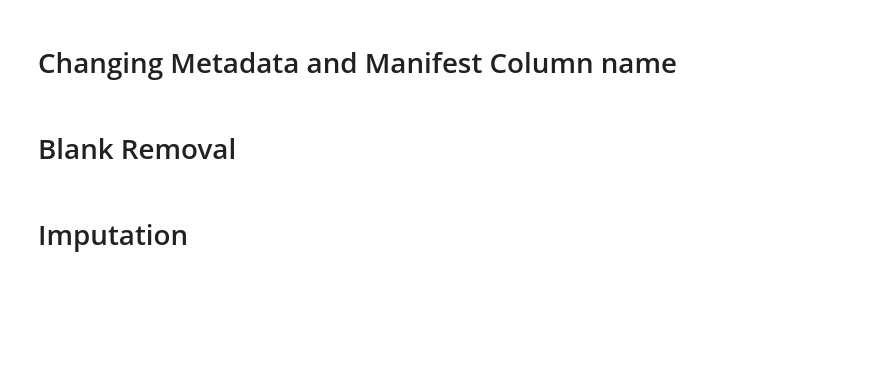
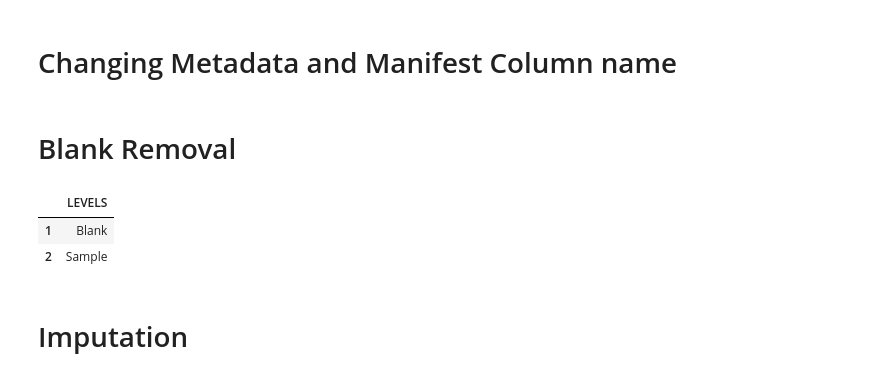
Before and after one commit to Functional-Metabolomics-Lab/FBMN-STATS, a Jupyter notebook: QIIME2/QIIME2_Untargeted_Metabolomics_Stats.ipynb, the cells around one changed output. Drawn from its saved outputs; the diff is of its cells as text; code cells hidden in the pictures; blank space fills up the shorter version.

```diff
--- a/QIIME2/QIIME2_Untargeted_Metabolomics_Stats.ipynb
+++ b/QIIME2/QIIME2_Untargeted_Metabolomics_Stats.ipynb
@@ -92,10 +96,10 @@ cutoff = 0.1
 condition = 1
 # %%
 # Get folder with data files
-result_dir = "../QIIME2/output_QIIME2_Notebook/"
+result_dir = "./QIIME2/output_QIIME2_Notebook/"
 #Read quant.csv and metadata .tsv
-ft = pd.read_csv("../QIIME2/output_QIIME2_Notebook/quant.csv")
-md = pd.read_csv("../QIIME2/output_QIIME2_Notebook/metadata.tsv", sep = "\t").set_index("sample id")
+ft = pd.read_csv("./QIIME2/output_QIIME2_Notebook/quant.csv")
+md = pd.read_csv("./QIIME2/output_QIIME2_Notebook/metadata.tsv", sep = "\t").set_index("sample id")
 
 
 
@@ -118,33 +122,37 @@ new_md.index = [name.strip() for name in md.index]
 # 2) replace the spaces (in the middle) to underscore
 # 3) converting them all to UPPERCASE
 for col in new_md.columns:
     if new_md[col].dtype == str:
         new_md[col] = [item.strip().replace(" ", "_").upper() for item in new_md[col]]
 
 new_ft = ft.copy() #storing the files under different names to preserve the original files
 # changing the index in feature table to contain m/z and RT information
 new_ft.index = [f"{id}_{round(mz, 3)}_{round(rt, 3)}" for id, mz, rt in zip(ft["row ID"], ft["row m/z"], ft["row retention time"])]
 new_ft.index.name = "CustomIndex"
 # drop all columns that are not mzML or mzXML file names
 new_ft.drop(columns=[col for col in new_ft.columns if ".mz" not in col], inplace=True)
 # remove " Peak area" from column names
 new_ft.rename(columns={col: col.replace(" Peak area", "").strip() for col in new_ft.columns}, inplace=True)
 
 if sorted(new_ft.columns) != sorted(new_md.index):
     # print the md rows / ft column which are not in ft columns / md rows and remove them
     ft_cols_not_in_md = [col for col in new_ft.columns if col not in new_md.index]
     new_ft.drop(columns=ft_cols_not_in_md, inplace=True)
     md_rows_not_in_ft = [row for row in new_md.index if row not in new_ft.columns]
     new_md.drop(md_rows_not_in_ft, inplace=True)
 
 new_ft = new_ft.reindex(sorted(new_ft.columns), axis=1) #ordering the ft by its column names
 new_md.sort_index(inplace=True) #ordering the md by its row names
 list(new_ft.columns) == list(new_md.index)
 data = new_md
 df = pd.DataFrame({"LEVELS": inside_levels(data).iloc[condition-1]["LEVELS"]})
 df.index = [*range(1, len(df)+1)]
 
 display(df)
+# %% [output]
+|  | LEVELS |
+| 1 | Blank |
+| 2 | Sample |
 # %%
 #Among the shown levels of an attribute, select the one to remove
 blank_id = 1
```
Also changed, not shown: parts of 15 cells of this notebook, 5 other files.
